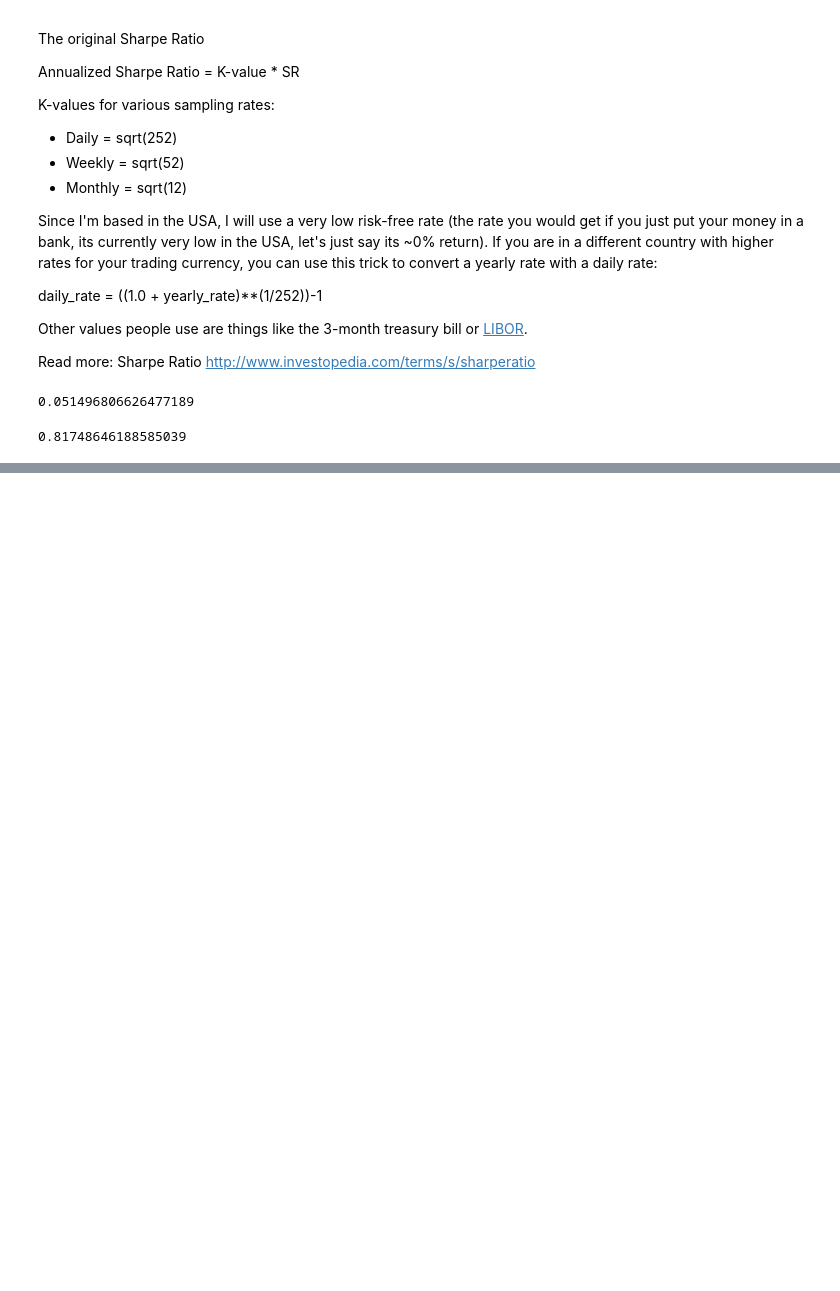
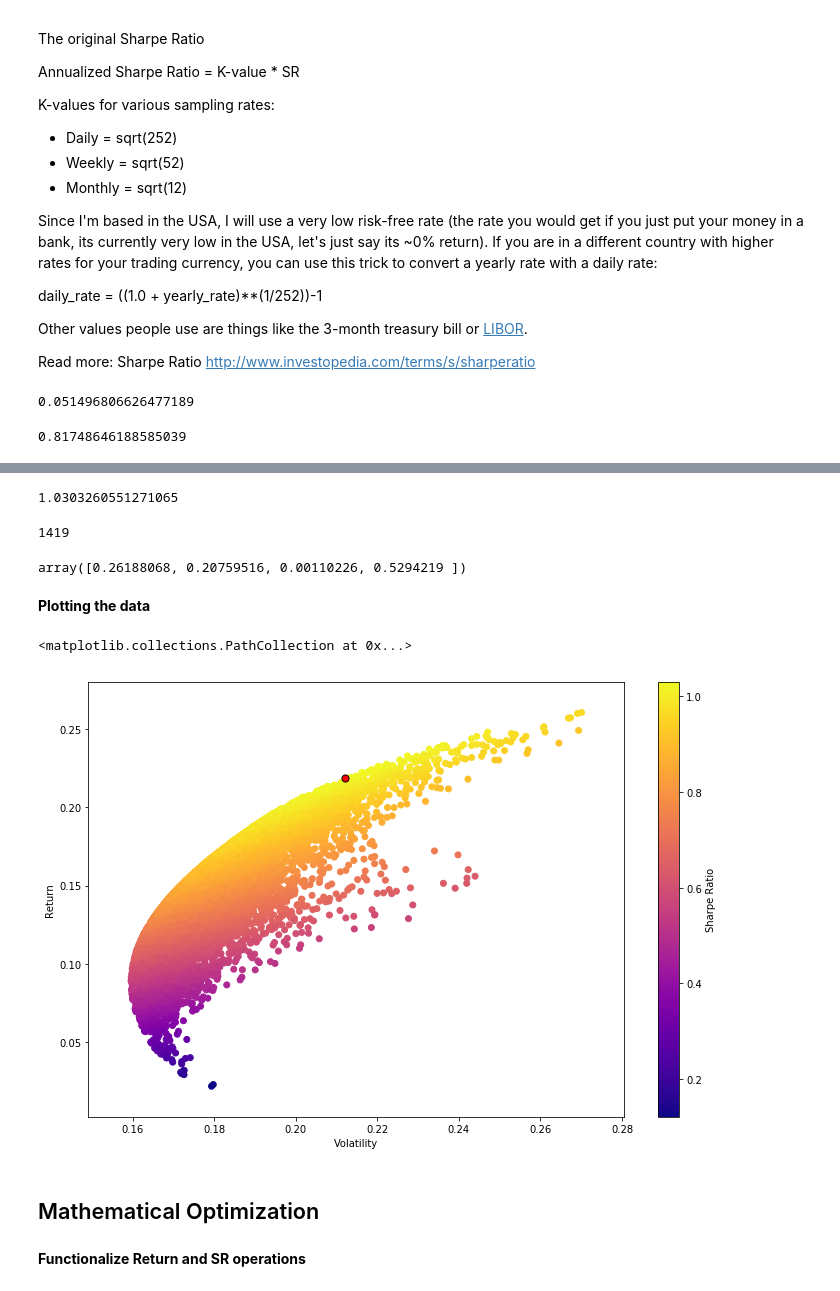
Before and after one commit to inantubek/Udemy, a Jupyter notebook: Python-for-Finance/My_Notes/8-Finance_Fundamentals.ipynb, the cells around one changed output, grey strips where cells are left out. Saved outputs shown, nothing was run; the diff lists cells and outputs as text; code cells hidden in the pictures; blank space fills up the shorter version.

```diff
--- a/Python-for-Finance/My_Notes/8-Finance_Fundamentals.ipynb
+++ b/Python-for-Finance/My_Notes/8-Finance_Fundamentals.ipynb
@@ -280,0 +431,60 @@ ASR
+# %%
+num_ports = 15000
+
+all_weights = np.zeros((num_ports,len(stocks.columns)))
+ret_arr = np.zeros(num_ports)
+vol_arr = np.zeros(num_ports)
+sharpe_arr = np.zeros(num_ports)
+
+for ind in range(num_ports):
+
+    # Create Random Weights
+    weights = np.array(np.random.random(4))
+
+    # Rebalance Weights
+    weights = weights / np.sum(weights)
+
+    # Save Weights
+    all_weights[ind,:] = weights
+
+    # Expected Return
+    ret_arr[ind] = np.sum((log_ret.mean() * weights) *252)
+
+    # Expected Variance
+    vol_arr[ind] = np.sqrt(np.dot(weights.T, np.dot(log_ret.cov() * 252, weights)))
+
+    # Sharpe Ratio
+    sharpe_arr[ind] = ret_arr[ind]/vol_arr[ind]
+# %%
+sharpe_arr.max()
+# %% [output]
+1.0303260551271065
+# %%
+sharpe_arr.argmax()
+# %% [output]
+1419
+# %%
+all_weights[1419,:]
+# %% [output]
+array([0.26188068, 0.20759516, 0.00110226, 0.5294219 ])
+# %% [markdown]
+**Plotting the data**
+# %%
+max_sr_ret = ret_arr[1419]
+max_sr_vol = vol_arr[1419]
+# %%
+plt.figure(figsize=(12,8))
+plt.scatter(vol_arr,ret_arr,c=sharpe_arr,cmap='plasma')
+plt.colorbar(label='Sharpe Ratio')
+plt.xlabel('Volatility')
+plt.ylabel('Return')
+
+# Add red dot for max SR
+plt.scatter(max_sr_vol,max_sr_ret,c='red',s=50,edgecolors='black')
+# %% [output]
+<matplotlib.collections.PathCollection at 0x...>
+[figure, added]
+# %% [markdown]
+## Mathematical Optimization
+# %% [markdown]
+**Functionalize Return and SR operations**
```
Also changed, not shown: parts of 69 cells of this notebook.
